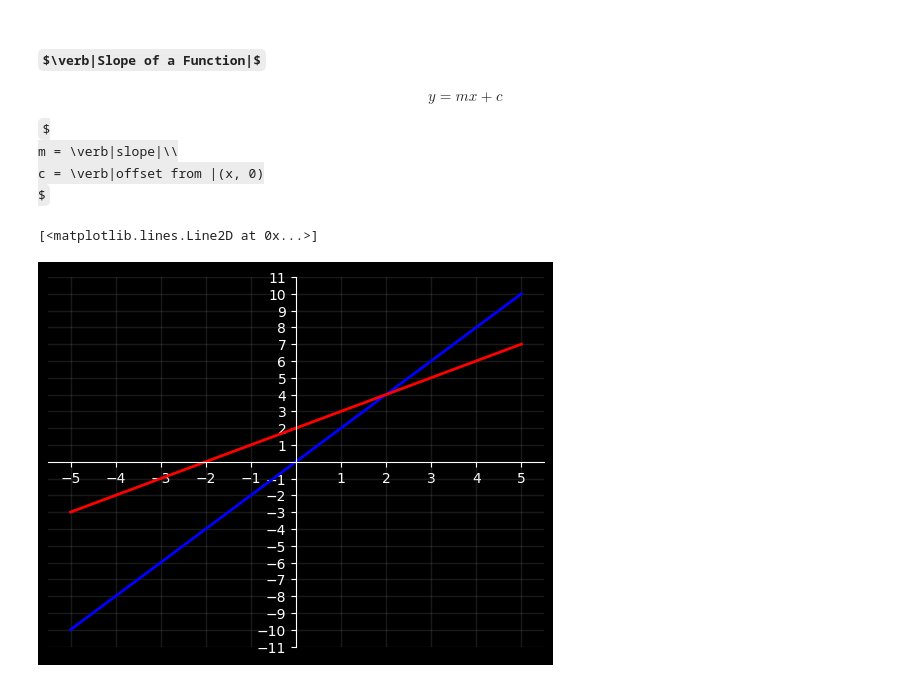
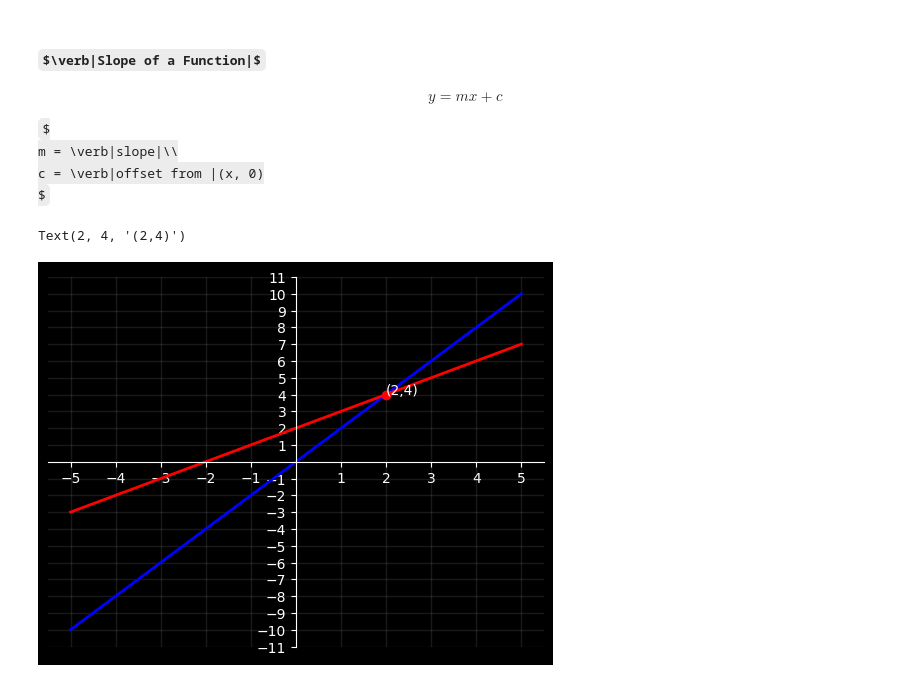
Before and after one commit to Catyousha/Personal-Math-Notebook, a Jupyter notebook: 01062024-function-rate-of-change.ipynb, the cells around one changed output. Drawn from its saved outputs; the diff is of its cells as text; code cells hidden in the pictures; some formulas as TeX source.

```diff
--- a/01062024-function-rate-of-change.ipynb
+++ b/01062024-function-rate-of-change.ipynb
@@ -32,20 +32,27 @@ $
 # %%
 def modify_slope(x):
     _m = 2
     return _m * x
 
 def modify_offset(x):
     _b = 2
     return x + _b
 
 init_graph()
-x = np.linspace(-5, 5) # [-5, -4.9999.., ..., 4.99.., 5]
+x = np.linspace(-5, 5) # [-5, -4, ..., 4, 5]
 
 y = modify_slope(x)
 plt.plot(x, y, 'b', linewidth=2)
 
 yb = modify_offset(x)
 plt.plot(x, yb, 'r', linewidth=2)
+
+# tangent point (same y):
+# 2x = x+2
+# 2x - x = 2
+# x = 2
+plt.plot(2, modify_slope(2), 'ro');
+plt.annotate('(2,4)', (2,modify_offset(2)))
 # %% [output]
-[<matplotlib.lines.Line2D at 0x...>]
+Text(2, 4, '(2,4)')
-[figure, old version]
+[figure, new version]
```
Also changed, not shown: parts of 6 cells of this notebook.
